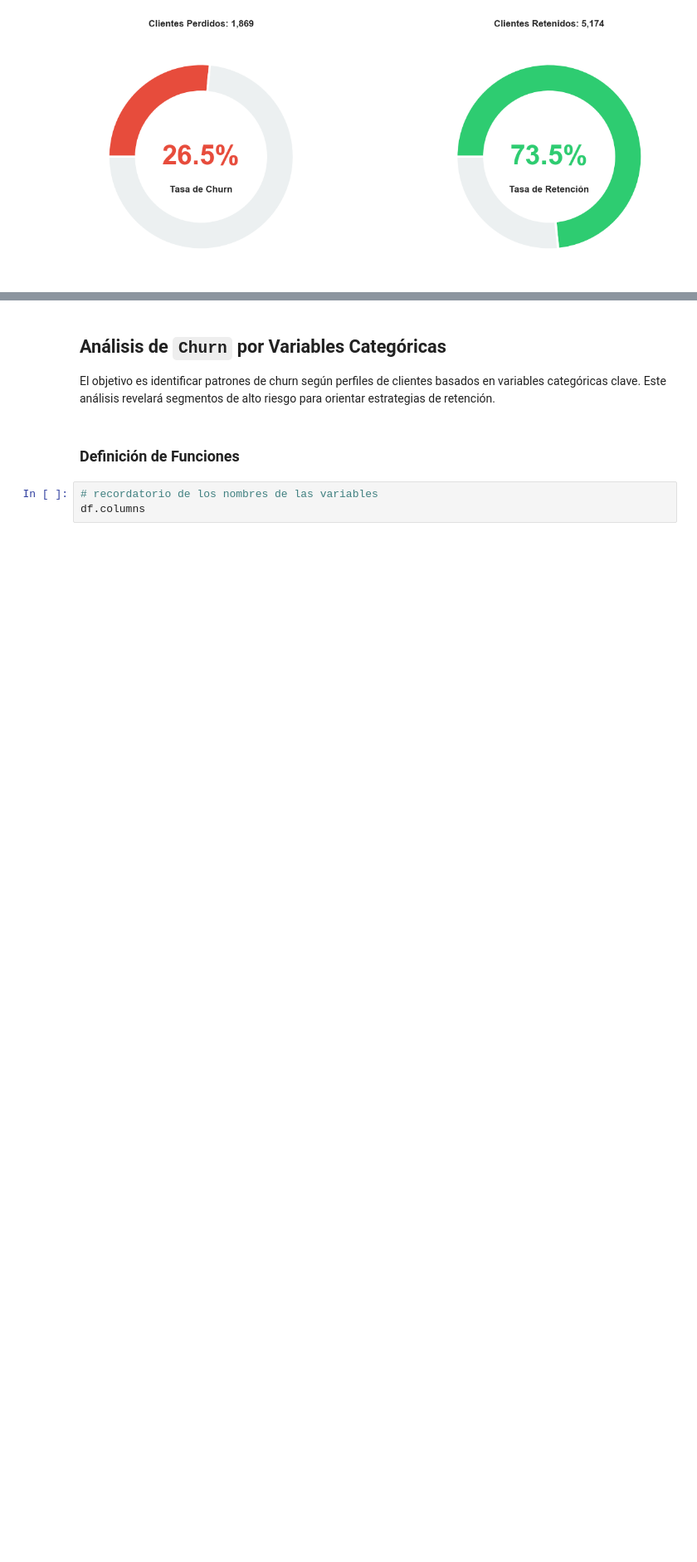
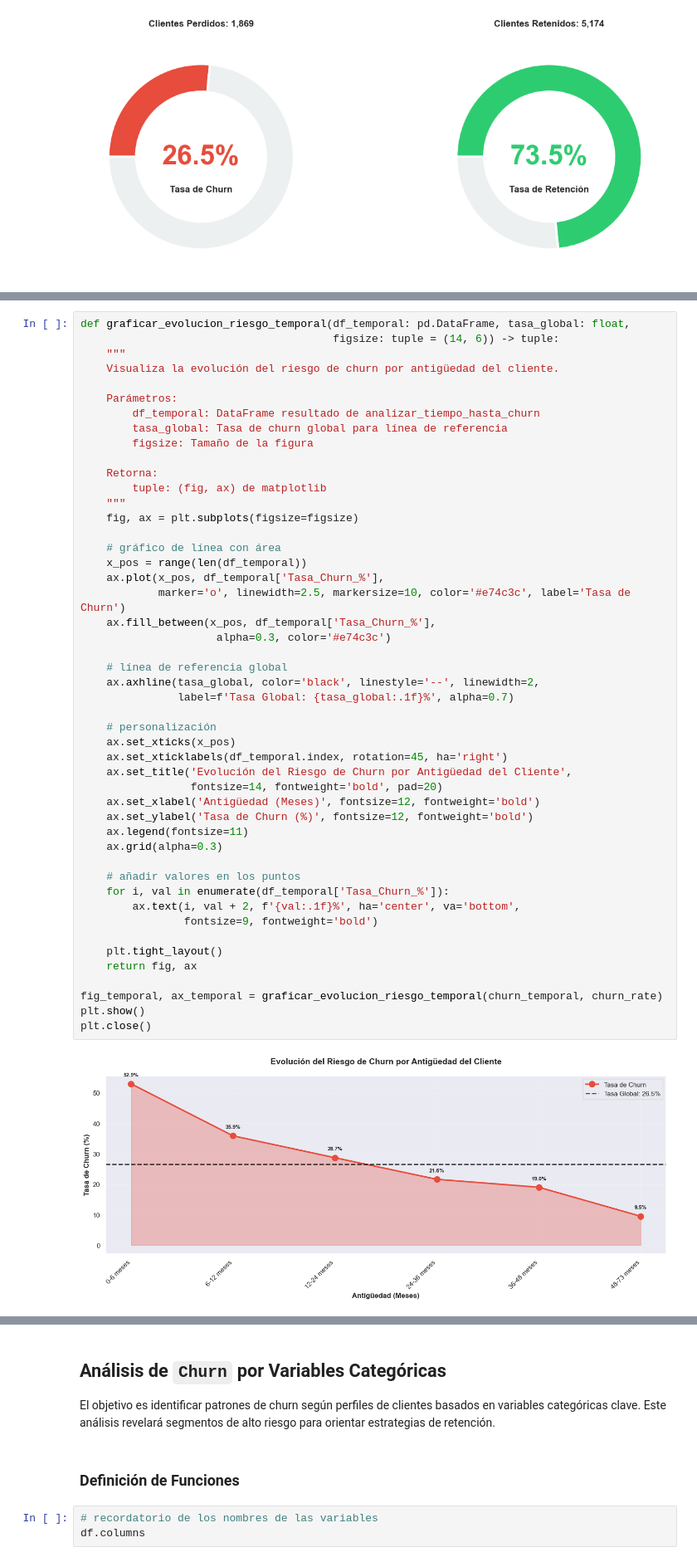
Before and after one commit to marianoInsa/ONE-TelecomX, a Jupyter notebook: Challenge-TelecomX.ipynb, the cells around one changed output, grey strips where cells are left out. Shown at 83% size. Drawn from its saved outputs; the diff is of its cells as text; blank space fills up the shorter version.

```diff
--- a/Challenge-TelecomX.ipynb
+++ b/Challenge-TelecomX.ipynb
@@ -1089,0 +1390,50 @@ plt.close()
+# %%
+def graficar_evolucion_riesgo_temporal(df_temporal: pd.DataFrame, tasa_global: float,
+                                       figsize: tuple = (14, 6)) -> tuple:
+    """
+    Visualiza la evolución del riesgo de churn por antigüedad del cliente.
+
+    Parámetros:
+        df_temporal: DataFrame resultado de analizar_tiempo_hasta_churn
+        tasa_global: Tasa de churn global para línea de referencia
+        figsize: Tamaño de la figura
+
+    Retorna:
+        tuple: (fig, ax) de matplotlib
+    """
+    fig, ax = plt.subplots(figsize=figsize)
+
+    # gráfico de línea con área
+    x_pos = range(len(df_temporal))
+    ax.plot(x_pos, df_temporal['Tasa_Churn_%'],
+            marker='o', linewidth=2.5, markersize=10, color='#e74c3c', label='Tasa de Churn')
+    ax.fill_between(x_pos, df_temporal['Tasa_Churn_%'],
+                     alpha=0.3, color='#e74c3c')
+
+    # línea de referencia global
+    ax.axhline(tasa_global, color='black', linestyle='--', linewidth=2,
+               label=f'Tasa Global: {tasa_global:.1f}%', alpha=0.7)
+
+    # personalización
+    ax.set_xticks(x_pos)
+    ax.set_xticklabels(df_temporal.index, rotation=45, ha='right')
+    ax.set_title('Evolución del Riesgo de Churn por Antigüedad del Cliente',
+                 fontsize=14, fontweight='bold', pad=20)
+    ax.set_xlabel('Antigüedad (Meses)', fontsize=12, fontweight='bold')
+    ax.set_ylabel('Tasa de Churn (%)', fontsize=12, fontweight='bold')
+    ax.legend(fontsize=11)
+    ax.grid(alpha=0.3)
+
+    # añadir valores en los puntos
+    for i, val in enumerate(df_temporal['Tasa_Churn_%']):
+        ax.text(i, val + 2, f'{val:.1f}%', ha='center', va='bottom',
+                fontsize=9, fontweight='bold')
+
+    plt.tight_layout()
+    return fig, ax
+
+fig_temporal, ax_temporal = graficar_evolucion_riesgo_temporal(churn_temporal, churn_rate)
+plt.show()
+plt.close()
+# %% [output]
+[figure, added]
```
Also changed, not shown: parts of 54 cells of this notebook.
